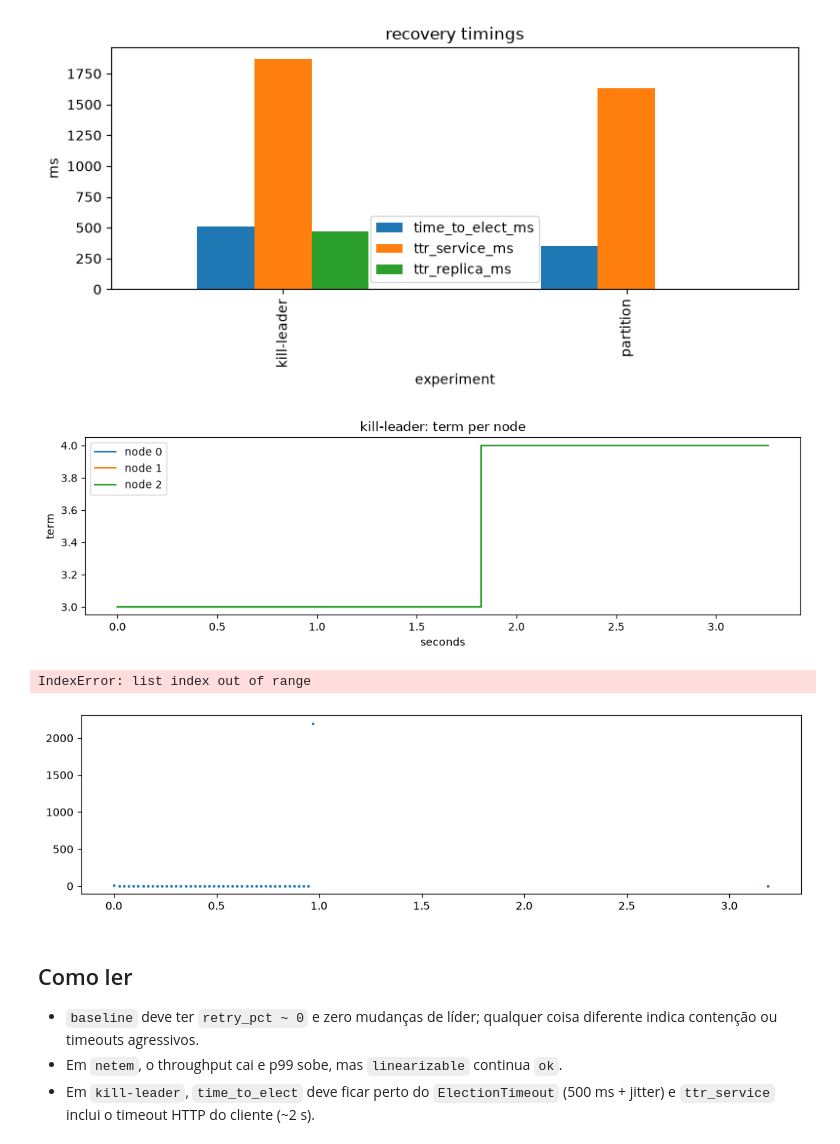
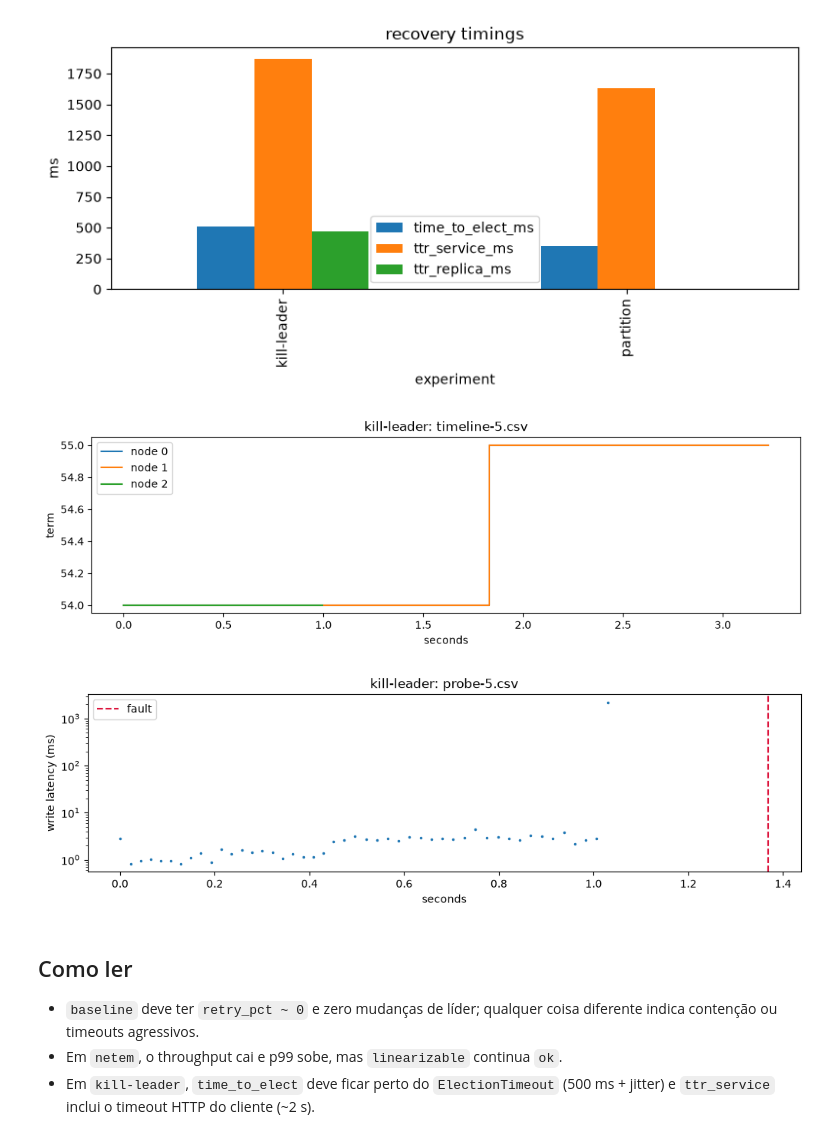
Before and after one commit to Everton-Colombo/6.824-labs, a Jupyter notebook: scripts/analysis.ipynb, the cells around one changed output. Saved outputs shown, nothing was run; the diff lists cells and outputs as text; code cells hidden in the pictures.

```diff
--- a/scripts/analysis.ipynb
+++ b/scripts/analysis.ipynb
@@ -14,6 +14,11 @@ inspecionar outro diretório em `scripts/experiments/`.
 from pathlib import Path
 import pandas as pd
 import matplotlib.pyplot as plt
+
+try:
+    from IPython.display import display
+except ImportError:
+    display = print
 
 root = Path.cwd()
 while not (root / "compose.yaml").exists() and root != root.parent:
@@ -23,6 +28,8 @@ EXP = root / "scripts" / "experiments"
 frames = []
 for f in sorted(EXP.glob("*/runs.csv")):
     df = pd.read_csv(f)
+    if df.empty:
+        continue
     df["experiment"] = f.parent.name
     frames.append(df)
 runs = pd.concat(frames, ignore_index=True) if frames else pd.DataFrame()
@@ -115,42 +122,50 @@ else:
 # %%
 SCENARIO = "kill-leader"   # any directory under scripts/experiments/
 
-tl_files = sorted((EXP / SCENARIO).glob("timeline*.csv"))
-if tl_files:
-    tl = pd.read_csv(tl_files[-1])
+def latest_per_seed(prefix):
+    """Newest `prefix-<seed>.csv` (fallback: `prefix.csv`), or None."""
+    files = sorted((EXP / SCENARIO).glob(f"{prefix}-[0-9]*.csv"),
+                   key=lambda p: int(p.stem.split("-")[1]))
+    if files:
+        return files[-1]
+    plain = EXP / SCENARIO / f"{prefix}.csv"
+    return plain if plain.exists() else None
+
+tl_path = latest_per_seed("timeline")
+if tl_path:
+    tl = pd.read_csv(tl_path)
     tl["t_s"] = (tl["t_ms"] - tl["t_ms"].min()) / 1000
     fig, ax = plt.subplots(figsize=(12, 3))
     for node, g in tl.groupby("node"):
         ax.step(g["t_s"], g["term"], where="post", label=f"node {node}")
-    ax.set(xlabel="seconds", ylabel="term", title=f"{SCENARIO}: term per node")
+    ax.set(xlabel="seconds", ylabel="term", title=f"{SCENARIO}: {tl_path.name}")
     ax.legend()
     plt.show()
 
-pr_files = sorted((EXP / SCENARIO).glob("probe*.csv"))
-if pr_files:
-    pr = pd.read_csv(pr_files[-1])
+pr_path = latest_per_seed("probe")
+if pr_path:
+    pr = pd.read_csv(pr_path)
     pr["t_s"] = (pr["start_ns"] - pr["start_ns"].min()) / 1e9
     fig, ax = plt.subplots(figsize=(12, 3))
     ax.plot(pr["t_s"], pr["lat_ms"], ".", ms=3)
 
     sm_path = EXP / SCENARIO / "summary.csv"
     if sm_path.exists():
         sm = pd.read_csv(sm_path)
-        if "fault_unix_ms" in sm.columns:
-            seed = int(pr_files[-1].stem.split("-")[1])
-            row = sm[sm["seed"] == seed] if "seed" in sm.columns else sm.iloc[:1]
-            if not row.empty and pd.notna(row["fault_unix_ms"].iloc[0]):
-                fault_s = (row["fault_unix_ms"].iloc[0] * 1e6 - pr["start_ns"].min()) / 1e9
-                ax.axvline(fault_s, color="crimson", ls="--", label="fault")
-                ax.legend()
+        seed = int(pr_path.stem.split("-")[1]) if "-" in pr_path.stem else None
+        row = sm[sm["seed"] == seed] if seed is not None and "seed" in sm.columns else sm.iloc[:1]
+        if not row.empty and "fault_unix_ms" in row.columns \
+                and pd.notna(row["fault_unix_ms"].iloc[0]):
+            fault_s = (row["fault_unix_ms"].iloc[0] * 1e6 - pr["start_ns"].min()) / 1e9
+            ax.axvline(fault_s, color="crimson", ls="--", label="fault")
+            ax.legend()
 
     ax.set_yscale("log")
-    ax.set(xlabel="seconds", ylabel="write latency (ms)", title=f"{SCENARIO}: probe writes")
+    ax.set(xlabel="seconds", ylabel="write latency (ms)", title=f"{SCENARIO}: {pr_path.name}")
     plt.show()
 # %% [output]
-[figure, old version]
+[figure, new version]
-IndexError: list index out of range
-[figure, old version]
+[figure, new version]
 # %% [markdown]
 ## Como ler
 
```
Also changed, not shown: 4 other files.
